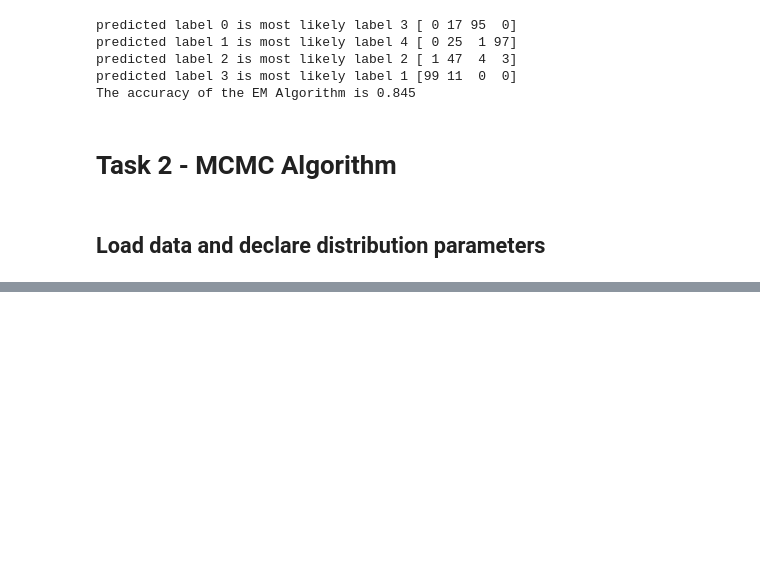
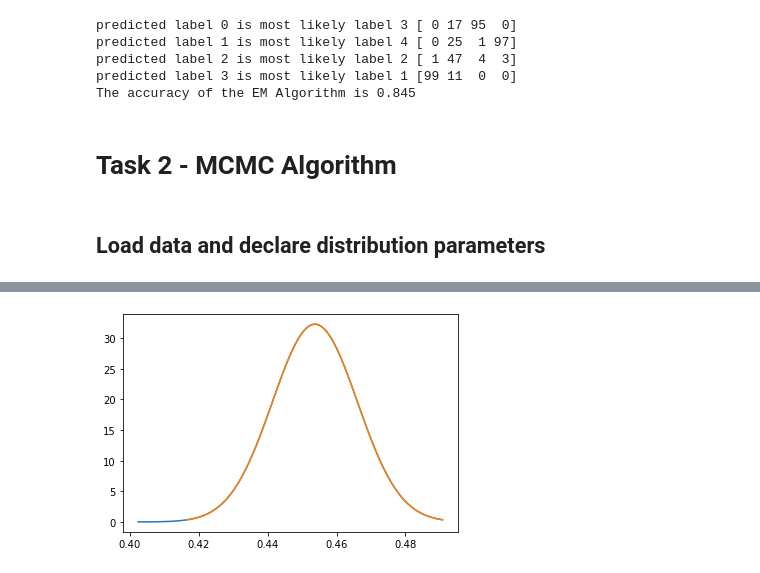
Before and after one commit to emarazz/siml_2019, a Jupyter notebook: H3/hw3.ipynb, the cells around one changed output, grey strips where cells are left out. Cells and saved outputs as stored; diff of their text form; code cells hidden in the pictures; blank space fills up the shorter version.

```diff
--- a/H3/hw3.ipynb
+++ b/H3/hw3.ipynb
@@ -271,0 +298,10 @@ w.shape
+# %%
+mu_p = mu[1]
+variance = 1/phi[1]
+sigma = math.sqrt(variance)
+x = np.linspace(mu - 3*sigma, mu_p + 3*sigma, 100)
+plt.plot(x, stats.norm.pdf(x, mu_p, sigma))
+
+plt.show()
+# %% [output]
+[figure, added]
```
Also changed, not shown: parts of 15 cells of this notebook, 1 other file.
